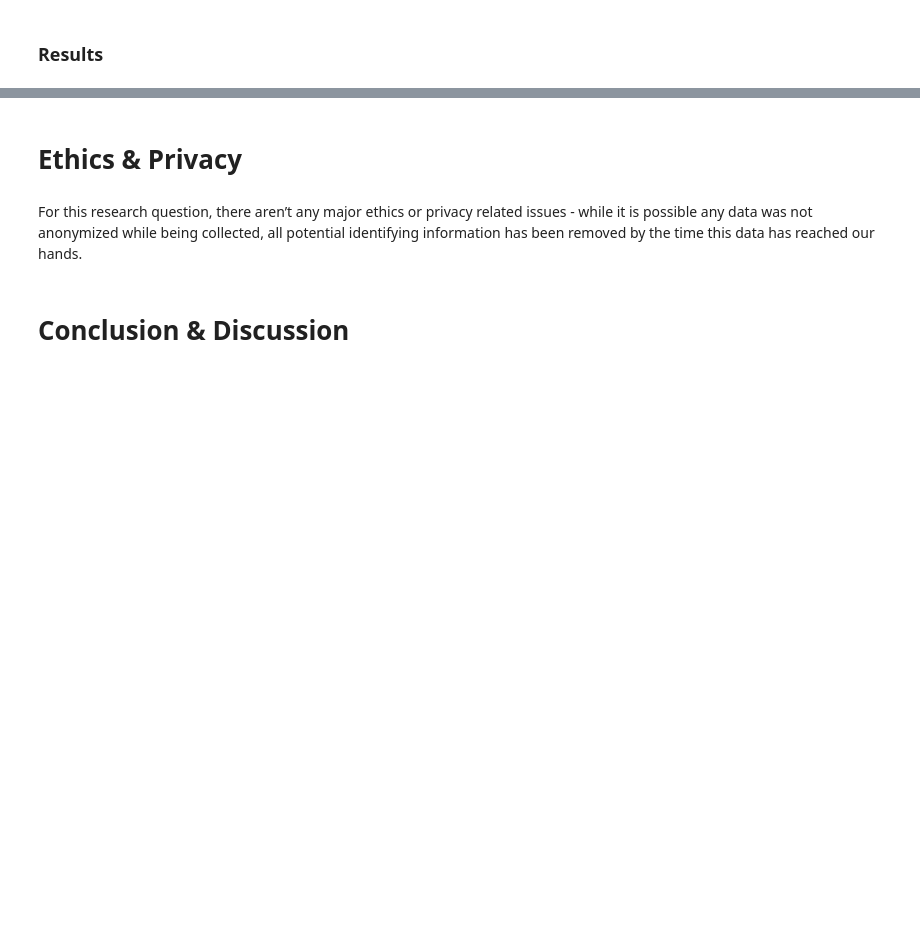
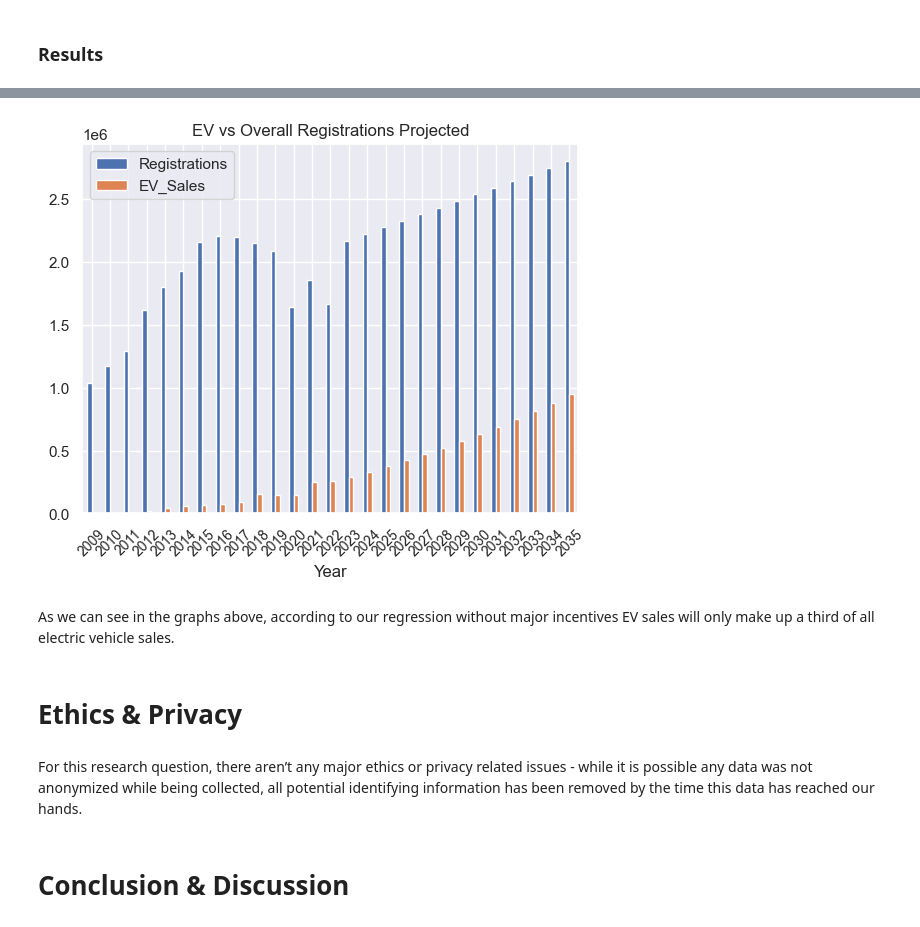
Before and after one commit to nliu880/EV-Sales-in-California, a Jupyter notebook: FinalProjectGroup_Sp23_Weston_Nicole_Adi_Sophia_Katie.ipynb, the cells around one changed output, grey strips where cells are left out. Cells and saved outputs as stored; diff of their text form; code cells hidden in the pictures; blank space fills up the shorter version.

```diff
--- a/FinalProjectGroup_Sp23_Weston_Nicole_Adi_Sophia_Katie.ipynb
+++ b/FinalProjectGroup_Sp23_Weston_Nicole_Adi_Sophia_Katie.ipynb
@@ -756,3 +870,11 @@ With this EDA complete, we continue into Data Analysis and answering our questio
+# %%
+projected_sales.plot(x="Year", y=["Registrations", "EV_Sales"], kind="bar", rot=0).set_title("EV vs Overall Registrations Projected")
+plt.xticks(rotation=45)
+plt.tick_params(axis='x', which='major', labelsize=10)
+# %% [output]
+[figure, added]
+# %% [markdown]
+As we can see in the graphs above, according to our regression without major incentives EV sales will only make up a third of all electric vehicle sales.
 # %% [markdown]
 # Ethics & Privacy
 # %% [markdown]
```
Also changed, not shown: parts of 30 cells of this notebook, 4 other files.
